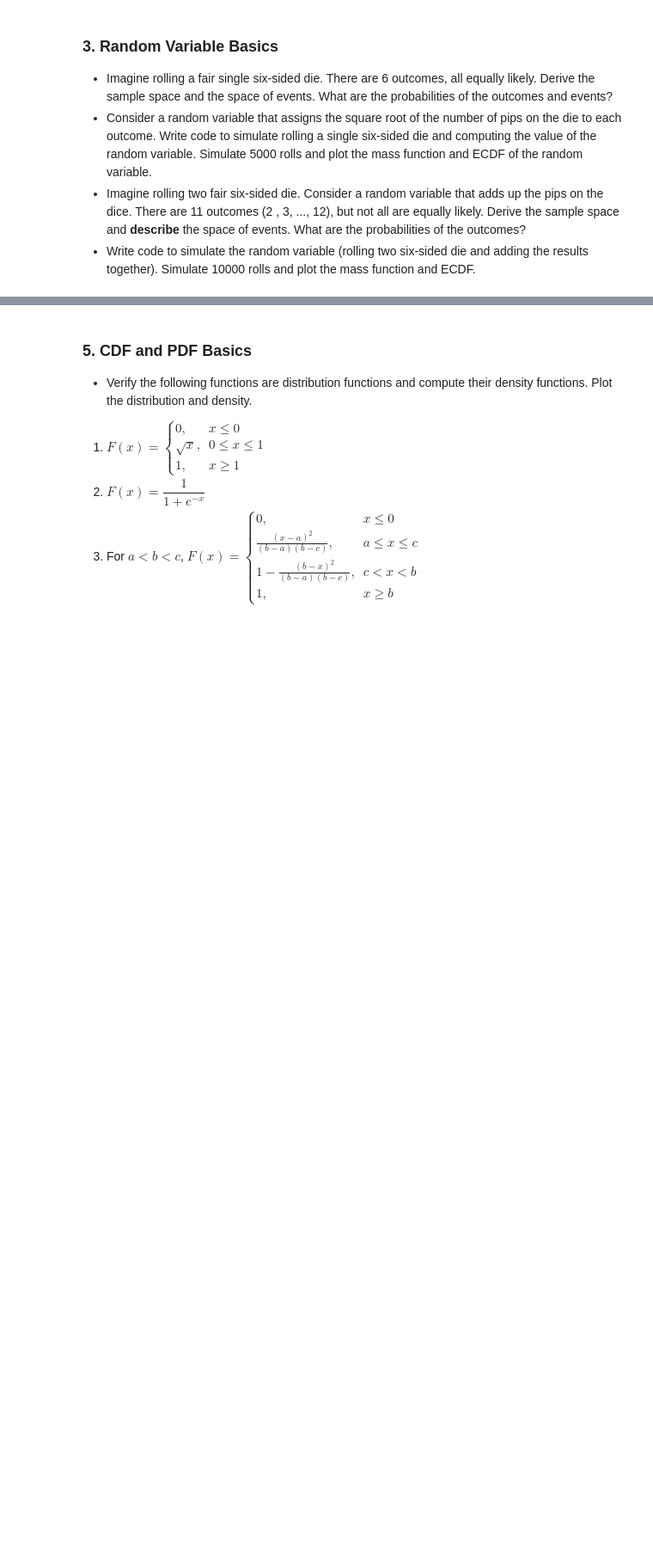
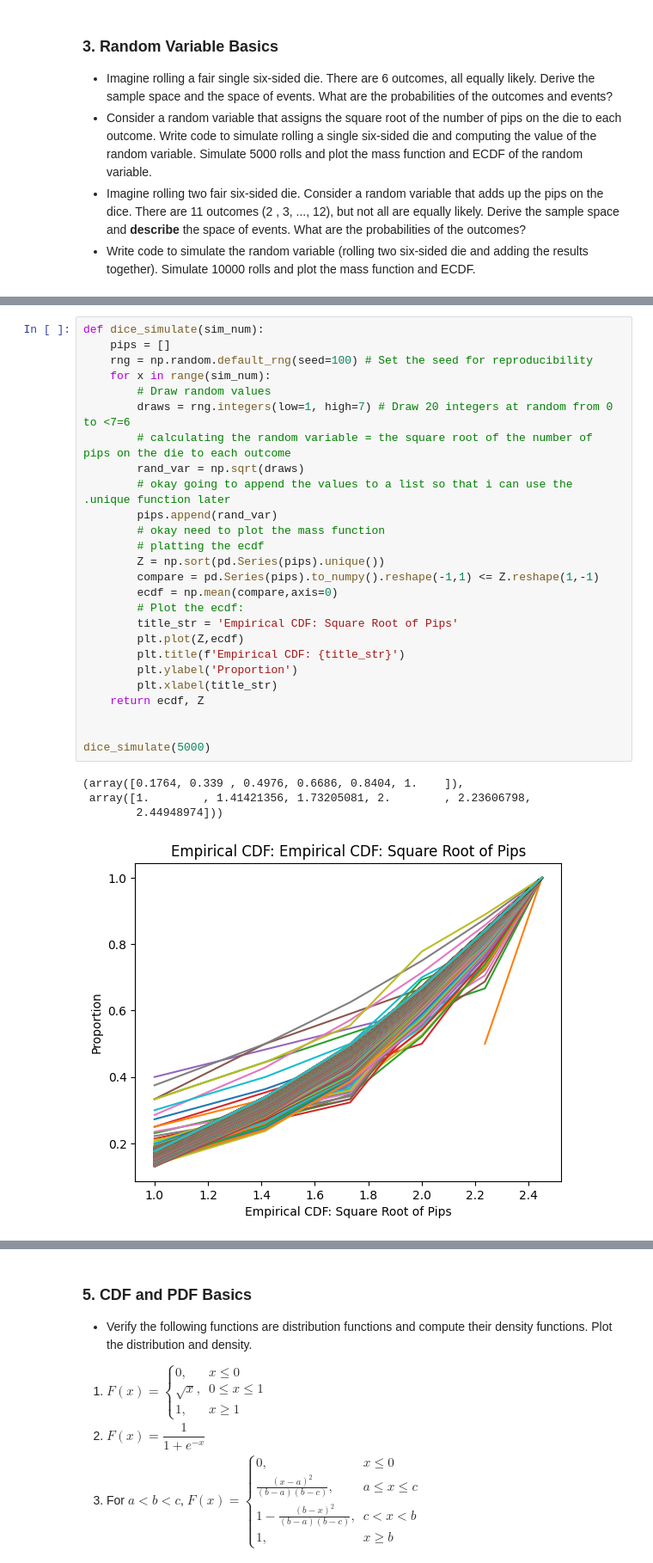
Before and after one commit to yani-iben/understanding_uncertainty_assignment6, a Jupyter notebook: assignment_6.ipynb, the cells around one changed output, grey strips where cells are left out. Shown: that part at 86% size. Drawn from its saved outputs; the diff is of its cells as text; blank space fills up the shorter version.

```diff
--- a/assignment_6.ipynb
+++ b/assignment_6.ipynb
@@ -33,0 +41,31 @@ Obviously, a "three-sided die" doesn't exist, but this keeps you from spending a
+# %%
+def dice_simulate(sim_num):
+    pips = []
+    rng = np.random.default_rng(seed=100) # Set the seed for reproducibility
+    for x in range(sim_num):
+        # Draw random values
+        draws = rng.integers(low=1, high=7) # Draw 20 integers at random from 0 to <7=6
+        # calculating the random variable = the square root of the number of pips on the die to each outcome
+        rand_var = np.sqrt(draws)
+        # okay going to append the values to a list so that i can use the .unique function later
+        pips.append(rand_var)
+        # okay need to plot the mass function
+        # platting the ecdf
+        Z = np.sort(pd.Series(pips).unique())
+        compare = pd.Series(pips).to_numpy().reshape(-1,1) <= Z.reshape(1,-1)
+        ecdf = np.mean(compare,axis=0)
+        # Plot the ecdf:
+        title_str = 'Empirical CDF: Square Root of Pips'
+        plt.plot(Z,ecdf)
+        plt.title(f'Empirical CDF: {title_str}')
+        plt.ylabel('Proportion')
+        plt.xlabel(title_str)
+    return ecdf, Z
+
+
+dice_simulate(5000)
+# %% [output]
+(array([0.1764, 0.339 , 0.4976, 0.6686, 0.8404, 1.    ]),
+ array([1.        , 1.41421356, 1.73205081, 2.        , 2.23606798,
+        2.44948974]))
+[figure, added]
```
Also changed, not shown: parts of 5 cells of this notebook.
